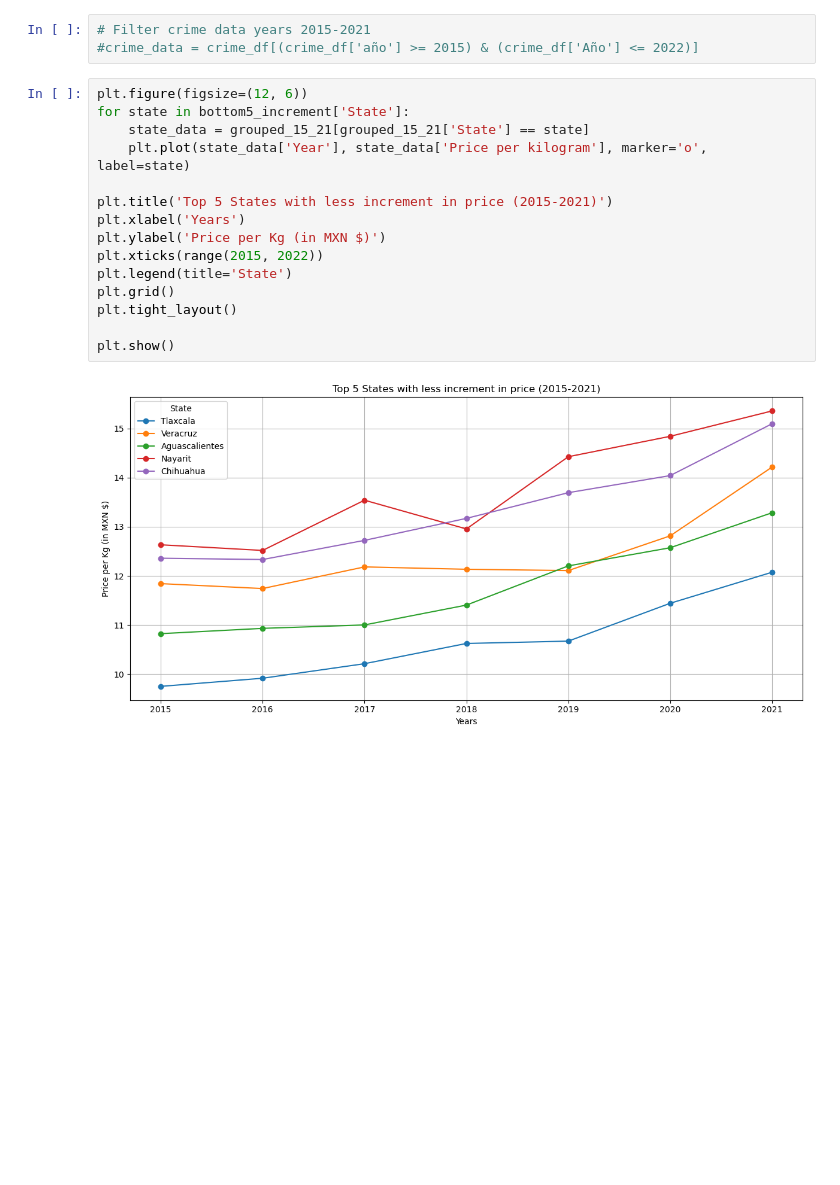
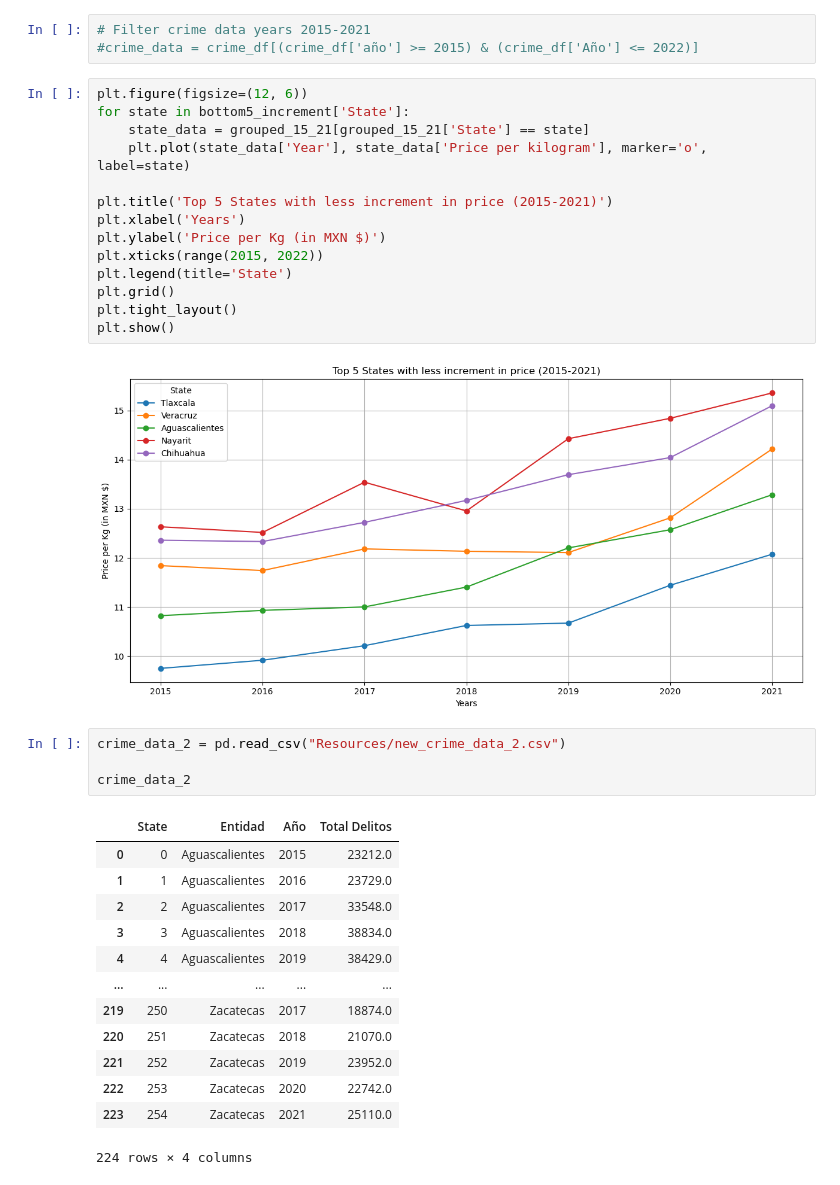
Before and after one commit to Josemarome/Project_1, a Jupyter notebook: Tortilla.ipynb, the cells around one changed output. Drawn from its saved outputs; the diff is of its cells as text; blank space fills up the shorter version.

```diff
--- a/Tortilla.ipynb
+++ b/Tortilla.ipynb
@@ -577,7 +577,24 @@ plt.xticks(range(2015, 2022))
 plt.legend(title='State')
 plt.grid()
 plt.tight_layout()
-
 plt.show()
 # %% [output]
 [figure]
+# %%
+crime_data_2 = pd.read_csv("Resources/new_crime_data_2.csv")
+
+crime_data_2
+# %% [output]
+|  | State | Entidad | Año | Total Delitos |
+| 0 | 0 | Aguascalientes | 2015 | 23212.0 |
+| 1 | 1 | Aguascalientes | 2016 | 23729.0 |
+| 2 | 2 | Aguascalientes | 2017 | 33548.0 |
+| 3 | 3 | Aguascalientes | 2018 | 38834.0 |
+| 4 | 4 | Aguascalientes | 2019 | 38429.0 |
+| ... | ... | ... | ... | ... |
+| 219 | 250 | Zacatecas | 2017 | 18874.0 |
+| 220 | 251 | Zacatecas | 2018 | 21070.0 |
+| 221 | 252 | Zacatecas | 2019 | 23952.0 |
+| 222 | 253 | Zacatecas | 2020 | 22742.0 |
+| 223 | 254 | Zacatecas | 2021 | 25110.0 |
+224 rows × 4 columns
```
Also changed, not shown: parts of 8 cells of this notebook.
